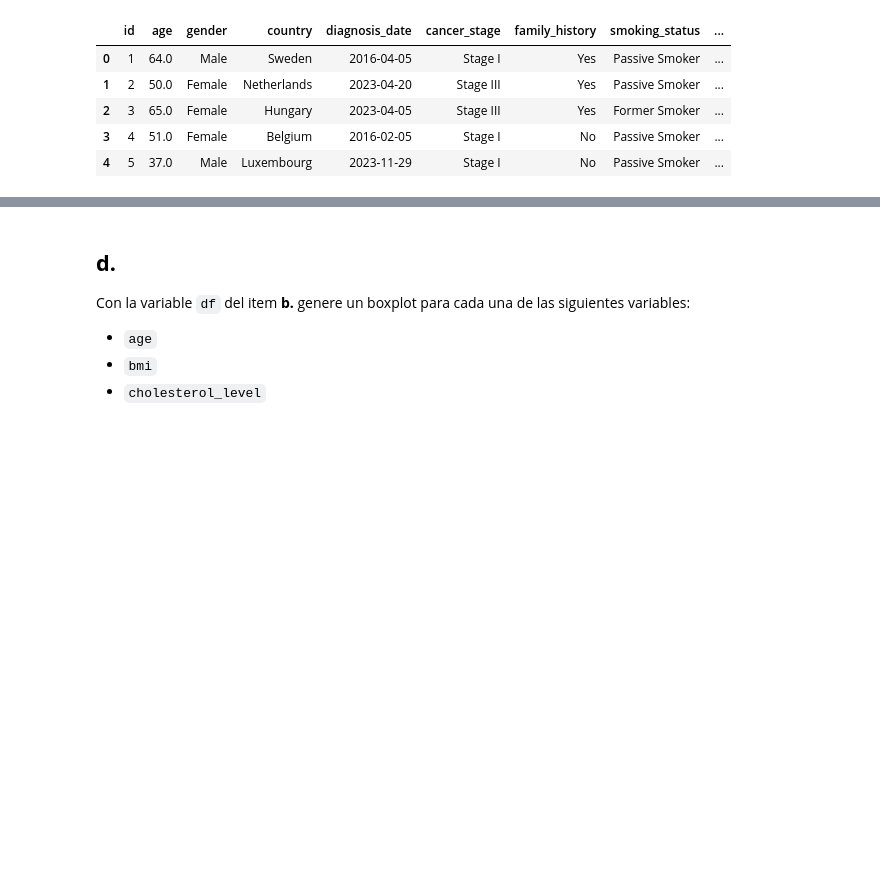
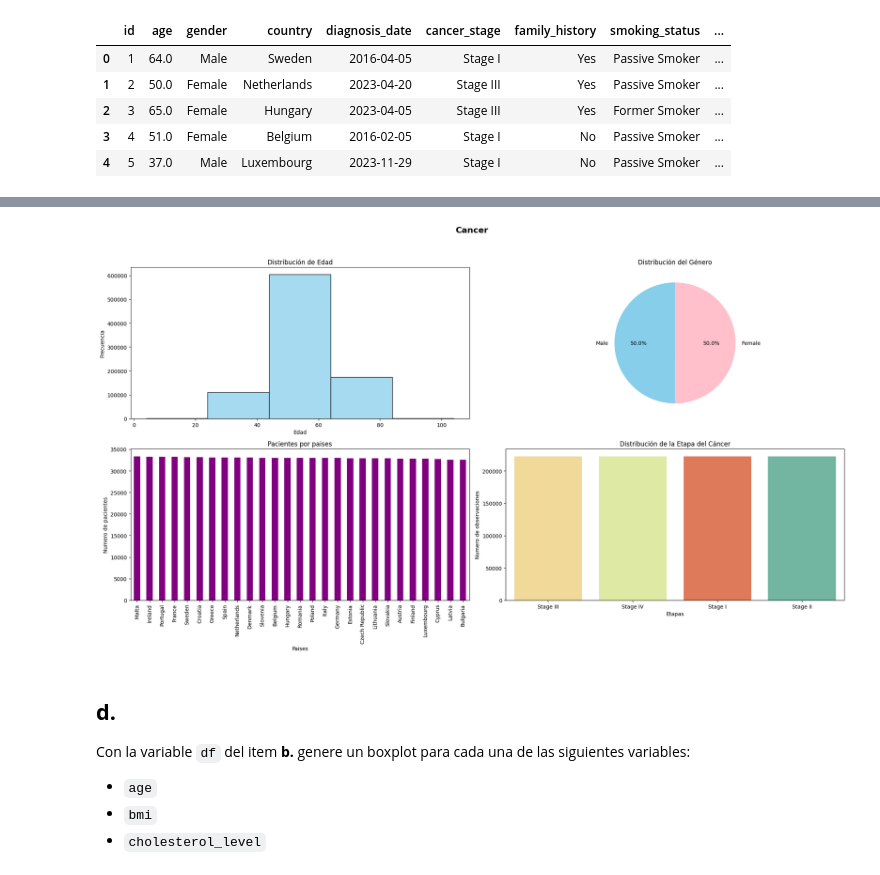
Before and after one commit to MaricruzFlores2021/cap199_preg2_mod2, a Jupyter notebook: R_Eval_Mod_II_VERSIONAMIENTO_DE_SOFTWARE_Resuelto.ipynb, the cells around one changed output, grey strips where cells are left out. Cells and saved outputs as stored; diff of their text form; code cells hidden in the pictures; blank space fills up the shorter version.

```diff
--- a/R_Eval_Mod_II_VERSIONAMIENTO_DE_SOFTWARE_Resuelto.ipynb
+++ b/R_Eval_Mod_II_VERSIONAMIENTO_DE_SOFTWARE_Resuelto.ipynb
@@ -101,6 +101,54 @@ df.head()
 Con la variable `df` del item **b.** genere el siguiente grafico:
 
 ![image.png](embedded-picture-1)
+# %%
+import matplotlib.pyplot as plt
+import seaborn as sns
+
+fig, axes = plt.subplots(2, 2, figsize=(20, 12))
+fig.suptitle('Cancer', fontsize=16, fontweight='bold')
+
+# Histograma de la columna/variable : age
+sns.histplot(df['age'], bins=5, ax=axes[0, 0], kde=False, color='skyblue')
+axes[0, 0].set_title('Distribución de Edad')
+axes[0, 0].set_xlabel('Edad')
+axes[0, 0].set_ylabel('Frecuencia')
+
+# Diagrama de tipo pie de la variable/columna : gender
+df['gender'].value_counts().plot(kind='pie', autopct='%1.1f%%', ax=axes[0, 1], startangle=90, colors=['skyblue','pink'])
+axes[0, 1].set_title('Distribución del Género')
+axes[0, 1].set_ylabel('')
+
+# Distribucion de paises (Columna : country) en un diagrama de barras
+df['country'].value_counts().plot(kind='bar', ax=axes[1, 0], color='purple')
+axes[1, 0].grid(False)
+axes[1, 0].set_title('Pacientes por paises')
+axes[1, 0].set_xlabel('Paises')
+axes[1, 0].set_ylabel('Numero de pacientes')
+axes[1, 0].tick_params(axis='x', rotation=90)
+
+# Distribucion de la etapa del cancer (columna cancer_stage)  en un diagrama de barras.
+orden_etapas = ['Stage III', 'Stage IV', 'Stage I', 'Stage II']
+
+sns.countplot(
+    data=df,
+    x='cancer_stage',
+    ax=axes[1, 1],
+    hue='cancer_stage',
+    palette='Spectral',
+    order=orden_etapas,
+    legend=False
+)
+
+axes[1, 1].grid(False)
+axes[1, 1].set_title('Distribución de la Etapa del Cáncer')
+axes[1, 1].set_xlabel('Etapas')
+axes[1, 1].set_ylabel('Numero de observaciones')
+
+plt.tight_layout(rect=[0, 0.03, 1, 0.95])
+plt.show()
+# %% [output]
+[figure, added]
 # %% [markdown]
 ## **d.**
 
```
